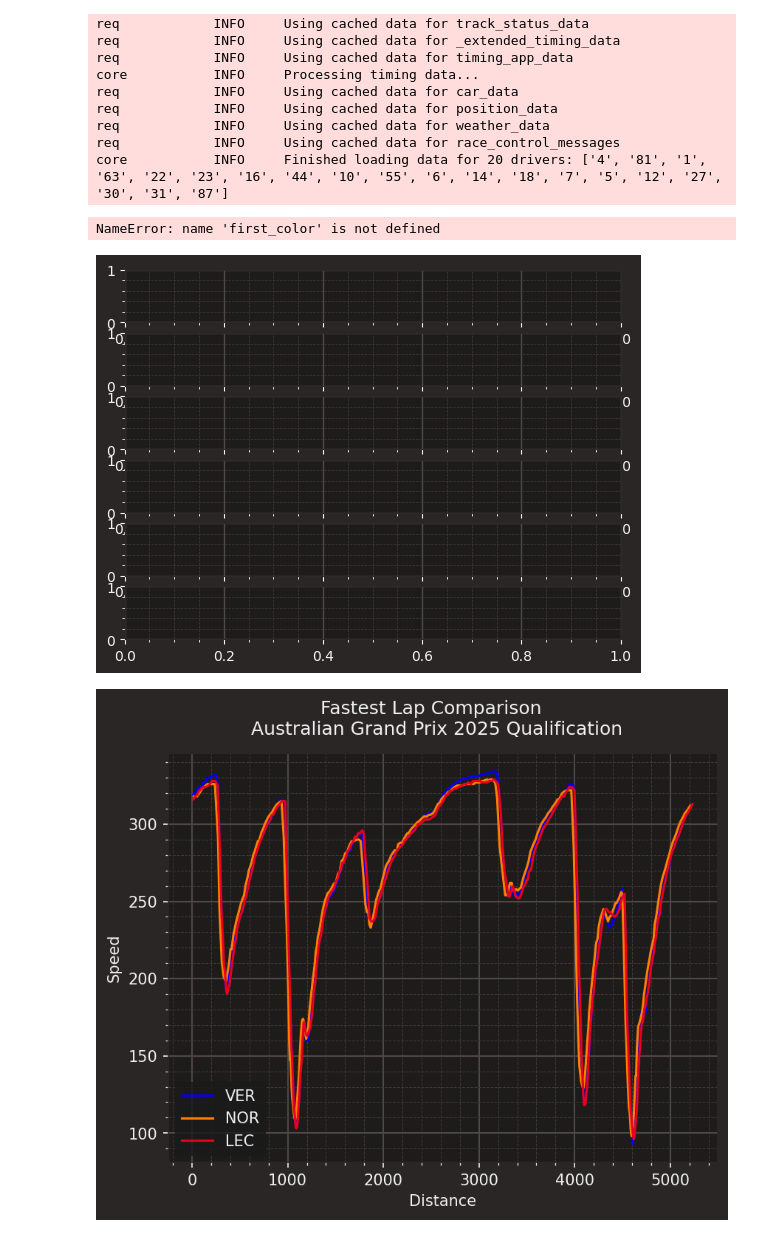
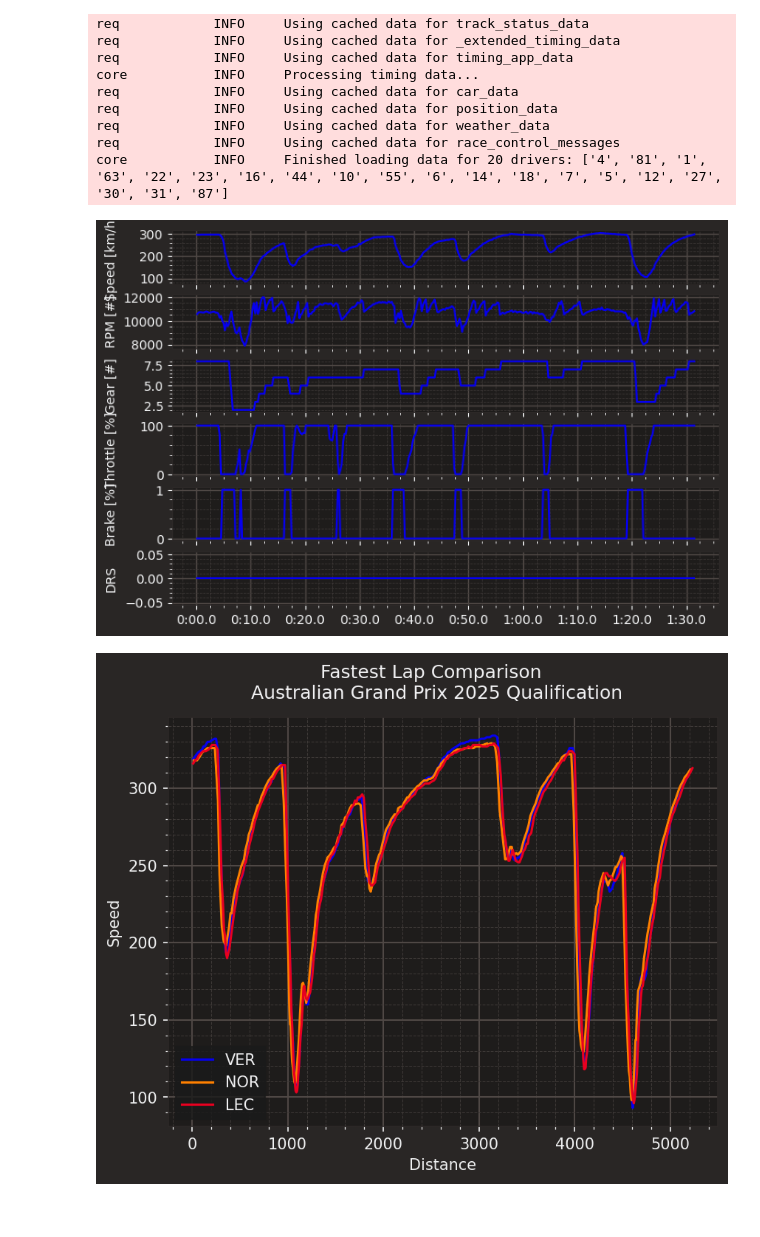
Before and after one commit to t0ffifee/formula-uno, a Jupyter notebook: qualification.ipynb, the cells around one changed output. Drawn from its saved outputs; the diff is of its cells as text; code cells hidden in the pictures.

```diff
--- a/qualification.ipynb
+++ b/qualification.ipynb
@@ -32,39 +32,37 @@ req            INFO     Using cached data for race_control_messages
 core           INFO     Finished loading data for 20 drivers: ['4', '81', '1', '63', '22', '23', '16', '44', '10', '55', '6', '14', '18', '7', '5', '12', '27', '30', '31', '87']
 # %%
 fastest_lap = session.laps.pick_drivers("VER").pick_fastest()
-first_color = fastf1.plotting.get_t
+first_color = fastf1.plotting.get_team_color("Redbull", session)
 first_car = fastest_lap.get_car_data().add_distance()
 
 fig, ax = plt.subplots(6)
 
 l1, = ax[0].plot(first_car['Time'], first_car['Speed'], color=first_color)
 ax[1].plot(first_car['Time'], first_car['RPM'], color=first_color)
 ax[2].plot(first_car['Time'], first_car['nGear'], color=first_color)
 ax[3].plot(first_car['Time'], first_car['Throttle'], color=first_color)
 ax[4].plot(first_car['Time'], first_car['Brake'], color=first_color)
 ax[5].plot(first_car['Time'], first_car['DRS'], color=first_color)
 
 ax[0].set_ylabel("Speed [km/h]")
 ax[1].set_ylabel("RPM [#]")
 ax[2].set_ylabel("Gear [#]")
 ax[3].set_ylabel("Throttle [%]")
 ax[4].set_ylabel("Brake [%]")
 ax[5].set_ylabel("DRS")
 
 ax[0].get_xaxis().set_ticklabels([])
 ax[1].get_xaxis().set_ticklabels([])
 ax[2].get_xaxis().set_ticklabels([])
 ax[3].get_xaxis().set_ticklabels([])
 ax[4].get_xaxis().set_ticklabels([])
 
 fig.align_ylabels()
-fig.legend((l1, l2), (f'{first_driver_info.familyname}', f'{second_driver_info.familyname}'), 'upper right')
 
 plt.subplots_adjust(left=0.06 ,right=0.99, top=0.9, bottom=0.05)
 plt.show()
 # %% [output]
-NameError: name 'first_color' is not defined
-[figure, old version]
+[figure, new version]
 # %%
 import matplotlib.pyplot as plt
 
```
Also changed, not shown: 1 other file.
